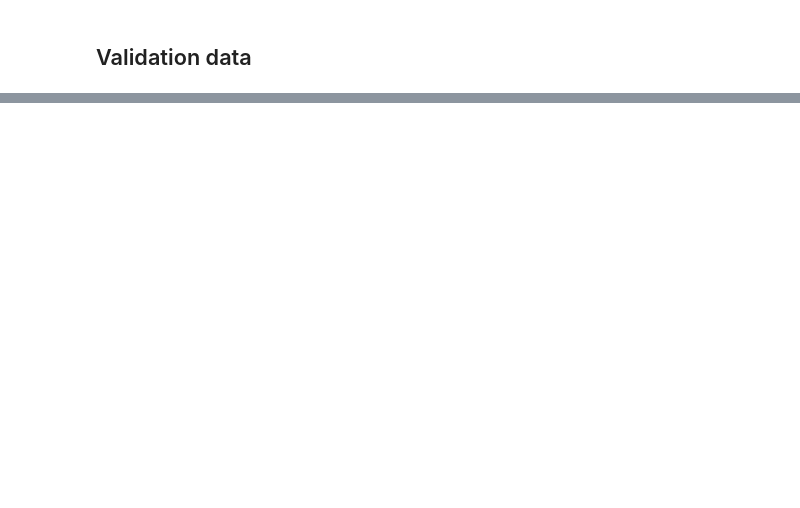
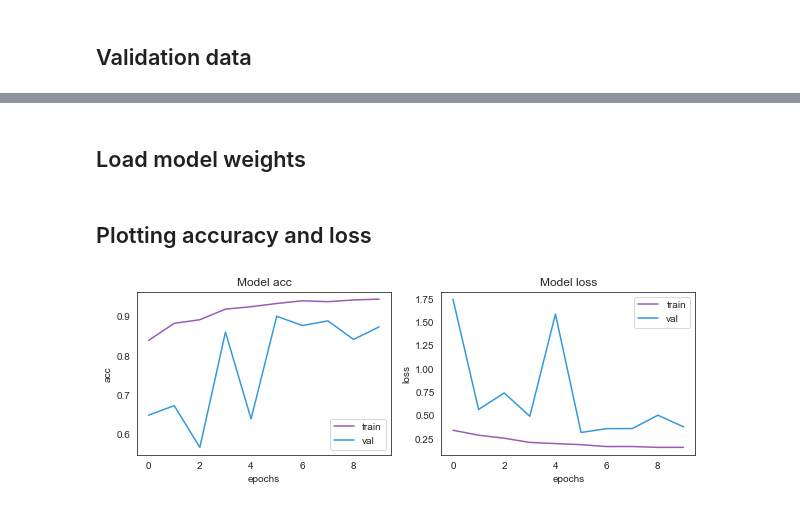
Before and after one commit to davidtnly/DeepLearning, a Jupyter notebook: 07-pneunomia-radiograph-imaging/01-notebook.ipynb, the cells around one changed output, grey strips where cells are left out. Saved outputs shown, nothing was run; the diff lists cells and outputs as text; code cells hidden in the pictures; blank space fills up the shorter version.

```diff
--- a/07-pneunomia-radiograph-imaging/01-notebook.ipynb
+++ b/07-pneunomia-radiograph-imaging/01-notebook.ipynb
@@ -276,0 +507,3 @@ freq_table(train_data['label'])
+# %%
+model =  build_model()
+model.summary()
@@ -276,0 +530,21 @@ freq_table(train_data['label'])
+# %%
+# Creating model and compiling
+model.compile(optimizer='adam', loss='binary_crossentropy', metrics=['accuracy'])
+
+# Save weights
+checkpoint = ModelCheckpoint(filepath='best_weights_16.hdf5',
+                             save_best_only=True,
+                             save_weights_only=True)
+
+# Callbacks - view internal states and statistics of the model during training
+lr_reduce = ReduceLROnPlateau(monitor='val_loss',
+                              factor=0.2,
+                              patience=2,
+                              verbose=2,
+                              mode='max')
+
+# Stop if model is not improving
+early_stop = EarlyStopping(monitor='val_loss',
+                           min_delta=0.1,
+                           patience=1,
+                           mode='min')
@@ -276,0 +553,9 @@ freq_table(train_data['label'])
+# %%
+final_model = model.fit_generator(
+    train_gen,
+    steps_per_epoch=train_gen.samples // BATCH_SIZE,
+    epochs=EPOCHS,
+    validation_data=test_gen,
+    validation_steps=test_gen.samples // BATCH_SIZE,
+    callbacks=[checkpoint, lr_reduce] # early_stop
+)
@@ -276,0 +580,2 @@ freq_table(train_data['label'])
+# %% [markdown]
+## Load model weights
@@ -276,0 +585,15 @@ freq_table(train_data['label'])
+# %% [markdown]
+## Plotting accuracy and loss
+# %%
+fig, ax = plt.subplots(1, 2, figsize=(10, 3))
+ax = ax.ravel()
+
+for i, j in enumerate(['acc', 'loss']):
+    ax[i].plot(final_model.history[j])
+    ax[i].plot(final_model.history['val_' + j])
+    ax[i].set_title('Model {}'.format(j))
+    ax[i].set_xlabel('epochs')
+    ax[i].set_ylabel(j)
+    ax[i].legend(['train', 'val'])
+# %% [output]
+[figure, added]
```
Also changed, not shown: parts of 35 cells of this notebook, 2 other files.
